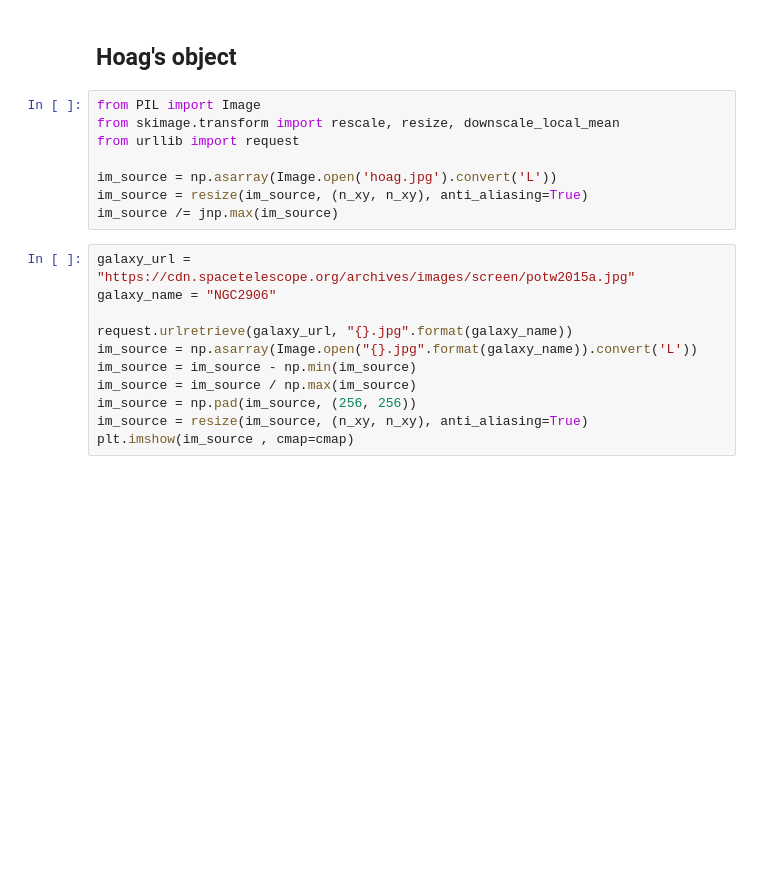
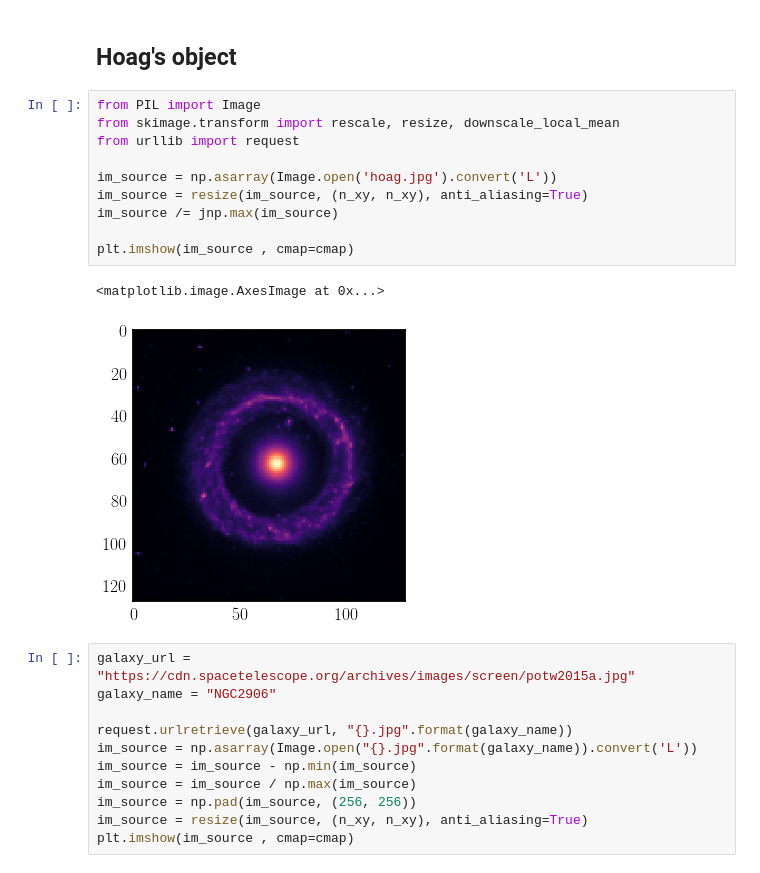
Before and after one commit to smsharma/lensing-neural-fields, a Jupyter notebook: notebooks/nerf_probabilistic_gigalens.ipynb, the cells around one changed output. Drawn from its saved outputs; the diff is of its cells as text; blank space fills up the shorter version.

```diff
--- a/notebooks/nerf_probabilistic_gigalens.ipynb
+++ b/notebooks/nerf_probabilistic_gigalens.ipynb
@@ -70,11 +67,16 @@ n_xy = 128
 # %%
 from PIL import Image
 from skimage.transform import rescale, resize, downscale_local_mean
 from urllib import request
 
 im_source = np.asarray(Image.open('hoag.jpg').convert('L'))
 im_source = resize(im_source, (n_xy, n_xy), anti_aliasing=True)
 im_source /= jnp.max(im_source)
+
+plt.imshow(im_source , cmap=cmap)
+# %% [output]
+<matplotlib.image.AxesImage at 0x...>
+[figure, added]
 # %%
 galaxy_url = "https://cdn.spacetelescope.org/archives/images/screen/potw2015a.jpg"
 galaxy_name = "NGC2906"
```
Also changed, not shown: parts of 29 cells of this notebook, 38 other files.
